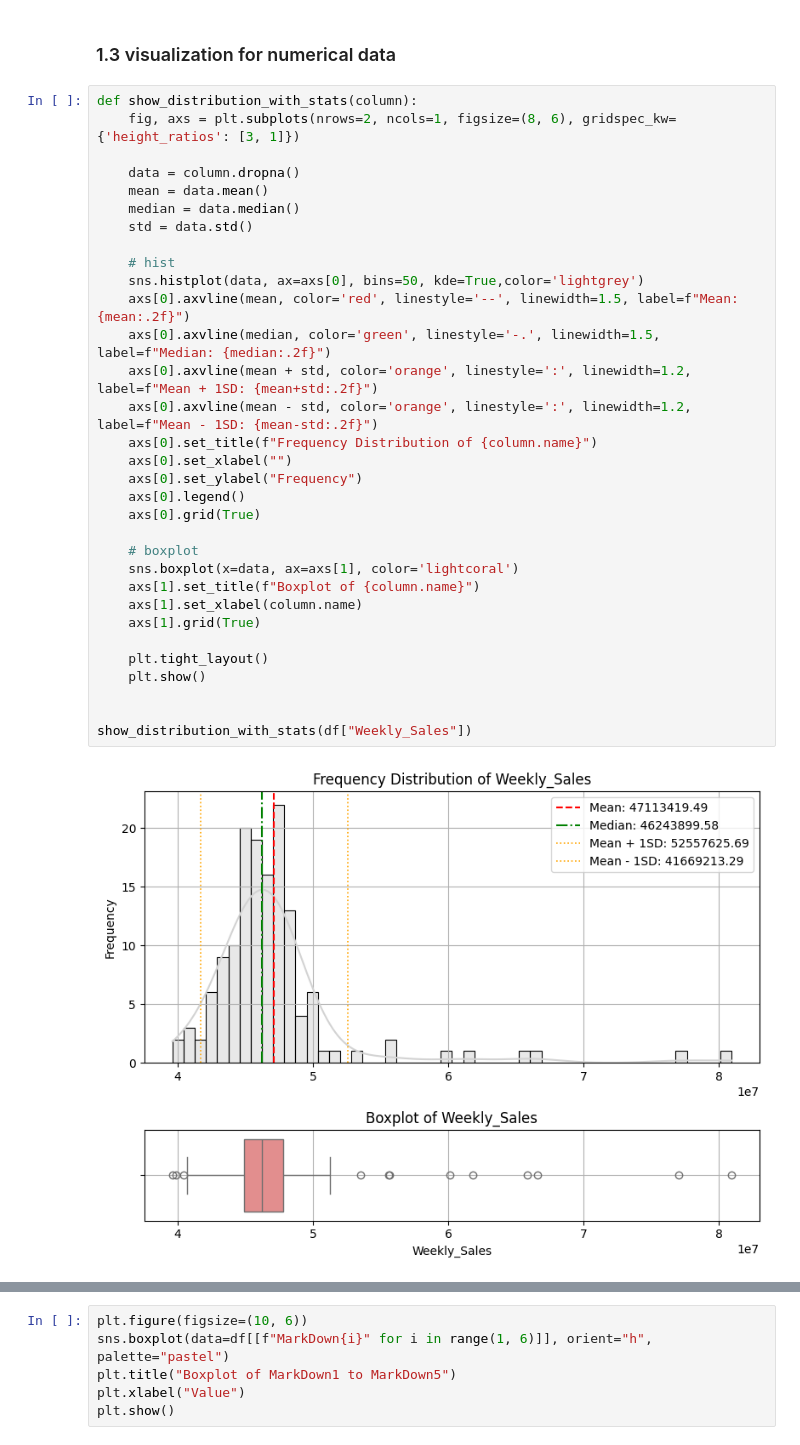
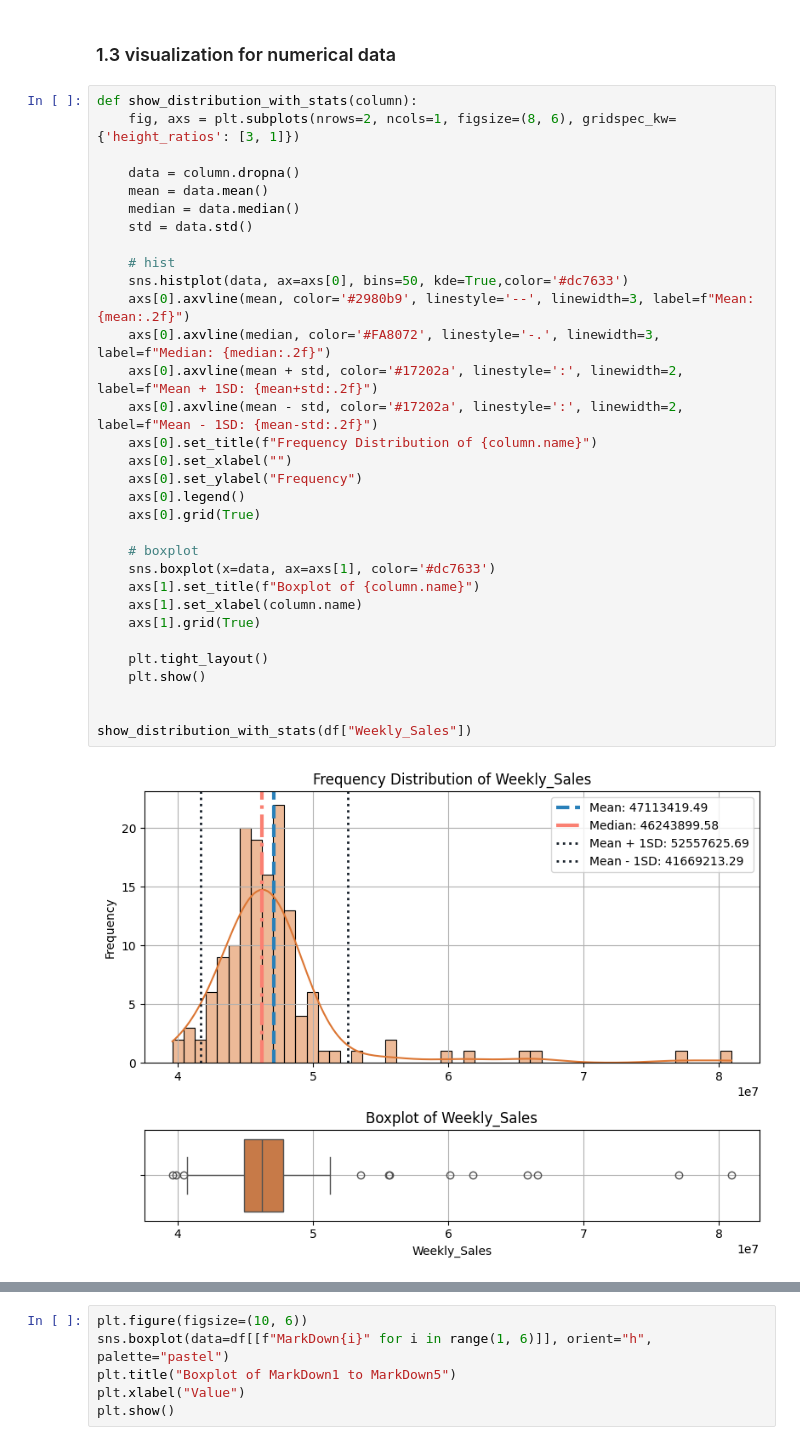
Before and after one commit to wyan170/Phase2_project, a Jupyter notebook: data-science/1. Analysis and Preprocessing/part1-submission.ipynb, the cells around one changed output, grey strips where cells are left out. Saved outputs shown, nothing was run; the diff lists cells and outputs as text.

```diff
--- a/data-science/1. Analysis and Preprocessing/part1-submission.ipynb
+++ b/data-science/1. Analysis and Preprocessing/part1-submission.ipynb
@@ -116,37 +118,37 @@ df.describe(include='all')
 # %%
 def show_distribution_with_stats(column):
     fig, axs = plt.subplots(nrows=2, ncols=1, figsize=(8, 6), gridspec_kw={'height_ratios': [3, 1]})
 
     data = column.dropna()
     mean = data.mean()
     median = data.median()
     std = data.std()
 
     # hist
-    sns.histplot(data, ax=axs[0], bins=50, kde=True,color='lightgrey')
-    axs[0].axvline(mean, color='red', linestyle='--', linewidth=1.5, label=f"Mean: {mean:.2f}")
-    axs[0].axvline(median, color='green', linestyle='-.', linewidth=1.5, label=f"Median: {median:.2f}")
-    axs[0].axvline(mean + std, color='orange', linestyle=':', linewidth=1.2, label=f"Mean + 1SD: {mean+std:.2f}")
-    axs[0].axvline(mean - std, color='orange', linestyle=':', linewidth=1.2, label=f"Mean - 1SD: {mean-std:.2f}")
+    sns.histplot(data, ax=axs[0], bins=50, kde=True,color='#dc7633')
+    axs[0].axvline(mean, color='#2980b9', linestyle='--', linewidth=3, label=f"Mean: {mean:.2f}")
+    axs[0].axvline(median, color='#FA8072', linestyle='-.', linewidth=3, label=f"Median: {median:.2f}")
+    axs[0].axvline(mean + std, color='#17202a', linestyle=':', linewidth=2, label=f"Mean + 1SD: {mean+std:.2f}")
+    axs[0].axvline(mean - std, color='#17202a', linestyle=':', linewidth=2, label=f"Mean - 1SD: {mean-std:.2f}")
     axs[0].set_title(f"Frequency Distribution of {column.name}")
     axs[0].set_xlabel("")
     axs[0].set_ylabel("Frequency")
     axs[0].legend()
     axs[0].grid(True)
 
     # boxplot
-    sns.boxplot(x=data, ax=axs[1], color='lightcoral')
+    sns.boxplot(x=data, ax=axs[1], color='#dc7633')
     axs[1].set_title(f"Boxplot of {column.name}")
     axs[1].set_xlabel(column.name)
     axs[1].grid(True)
 
     plt.tight_layout()
     plt.show()
 
 
 show_distribution_with_stats(df["Weekly_Sales"])
 # %% [output]
-[figure, old version]
+[figure, new version]
 # %%
 
 show_distribution_with_stats(df["Temperature"])
```
Also changed, not shown: parts of 15 cells of this notebook.
